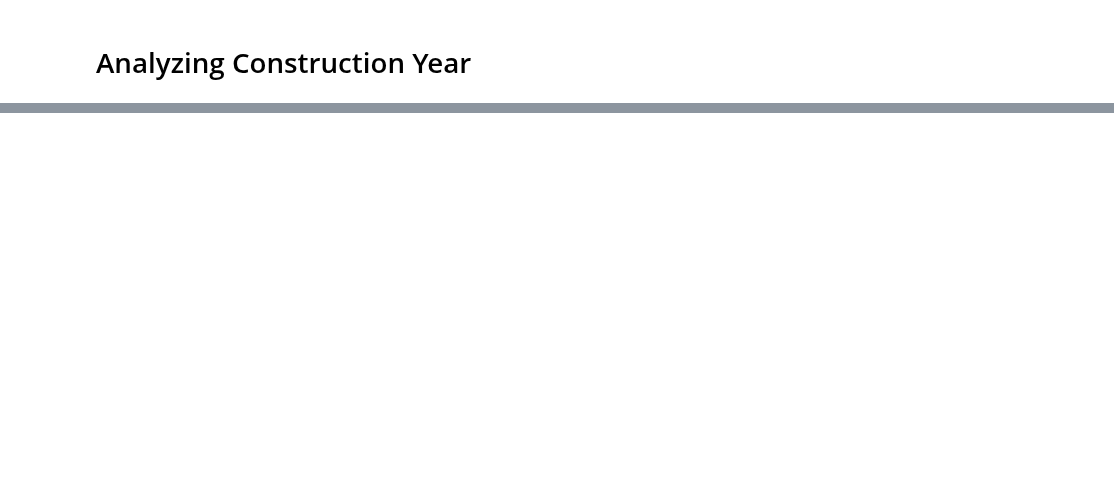
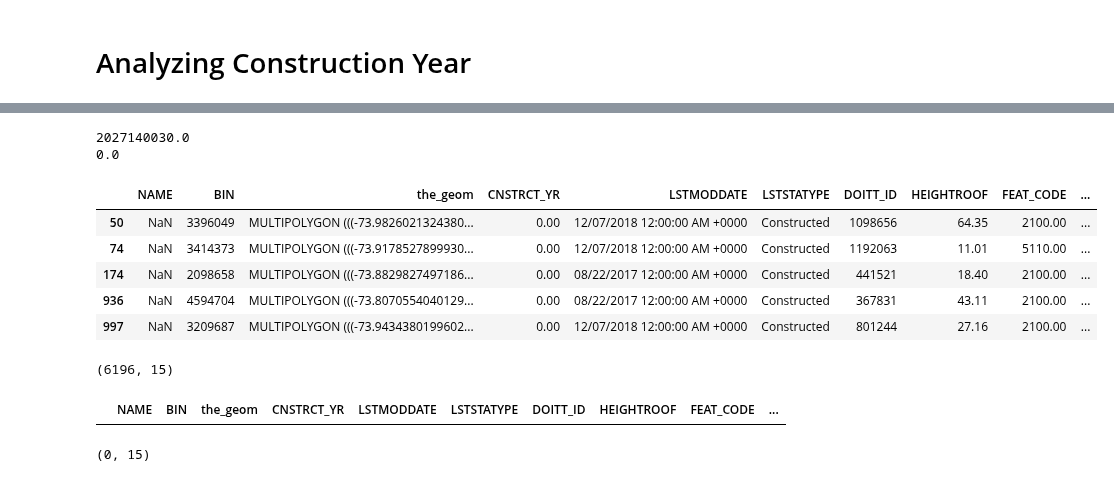
Before and after one commit to mebauer/data-analysis-using-python, a Jupyter notebook: 2-data-cleaning-wrangling/2-data-cleaning-wrangling.ipynb, the cells around one changed output, grey strips where cells are left out. Drawn from its saved outputs; the diff is of its cells as text; code cells hidden in the pictures; blank space fills up the shorter version.

```diff
--- a/2-data-cleaning-wrangling/2-data-cleaning-wrangling.ipynb
+++ b/2-data-cleaning-wrangling/2-data-cleaning-wrangling.ipynb
@@ -151,0 +17,6 @@ building_footprints.corr()
+# %%
+# setting the link of our data (a static csv file) as the name 'url'
+url = 'https://data.cityofnewyork.us/api/views/jri4-z6fk/rows.csv?accessType=DOWNLOAD'
+
+# reading in our data as a pandas dataframe and setting the name to'building_footprints'
+building_footprints = pd.read_csv(url)
@@ -693,0 +307,22 @@ building_footprints.shape
+# %%
+# printing the max and min values of our CNSTRCT_YR' column
+print(building_footprints['CNSTRCT_YR'].max())
+print(building_footprints['CNSTRCT_YR'].min())
+# %% [output]
+2027140030.0
+0.0
+# %%
+# previewing the first five rows of values not (i.e. ~) between 1 and 2020 in our data
+building_footprints[~building_footprints['CNSTRCT_YR'].between(1, 2020)].head()
+# %% [output]
+|  | NAME | BIN | the_geom | CNSTRCT_YR | LSTMODDATE | LSTSTATYPE | DOITT_ID | HEIGHTROOF | FEAT_CODE | ... |
+| 50 | NaN | 3396049 | MULTIPOLYGON (((-73.9826021324380... | 0.00 | 12/07/2018 12:00:00 AM +0000 | Constructed | 1098656 | 64.35 | 2100.00 | ... |
+| 74 | NaN | 3414373 | MULTIPOLYGON (((-73.9178527899930... | 0.00 | 12/07/2018 12:00:00 AM +0000 | Constructed | 1192063 | 11.01 | 5110.00 | ... |
+| 174 | NaN | 2098658 | MULTIPOLYGON (((-73.8829827497186... | 0.00 | 08/22/2017 12:00:00 AM +0000 | Constructed | 441521 | 18.40 | 2100.00 | ... |
+| 936 | NaN | 4594704 | MULTIPOLYGON (((-73.8070554040129... | 0.00 | 08/22/2017 12:00:00 AM +0000 | Constructed | 367831 | 43.11 | 2100.00 | ... |
+| 997 | NaN | 3209687 | MULTIPOLYGON (((-73.9434380199602... | 0.00 | 12/07/2018 12:00:00 AM +0000 | Constructed | 801244 | 27.16 | 2100.00 | ... |
+# %%
+# printing the number of rows and columns of values in 'CNSTRCT_YR' column not between 1 and 2020
+building_footprints[~building_footprints['CNSTRCT_YR'].between(1, 2020, inclusive=True)].shape
+# %% [output]
+(6196, 15)
@@ -693,0 +336,10 @@ building_footprints.shape
+# %%
+# previewing the first five rows of values not (i.e. ~) between 1 and 2020 in our data
+building_footprints[~building_footprints['CNSTRCT_YR'].between(1, 2020)].head()
+# %% [output]
+|  | NAME | BIN | the_geom | CNSTRCT_YR | LSTMODDATE | LSTSTATYPE | DOITT_ID | HEIGHTROOF | FEAT_CODE | ... |
+# %%
+# printing the number of rows and columns of values in CNSTRCT_YR' column not between 1 and 2020
+building_footprints[~building_footprints['CNSTRCT_YR'].between(1, 2020)].shape
+# %% [output]
+(0, 15)
```
Also changed, not shown: parts of 143 cells of this notebook.
